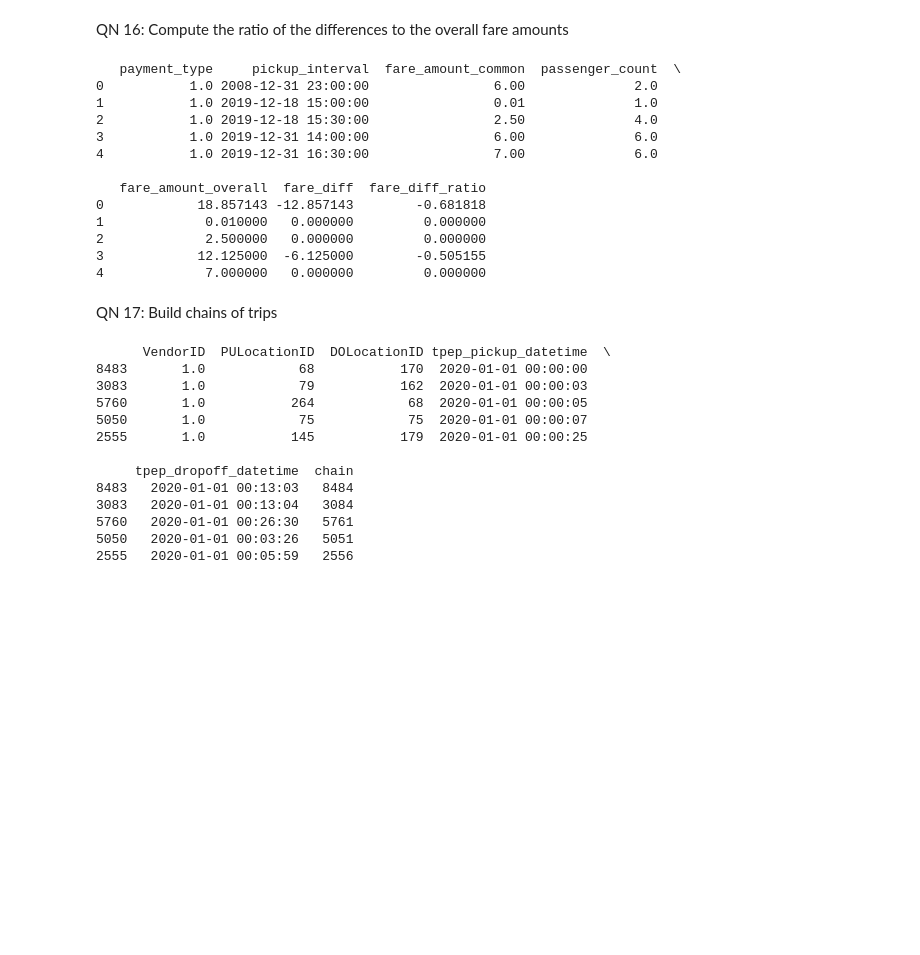
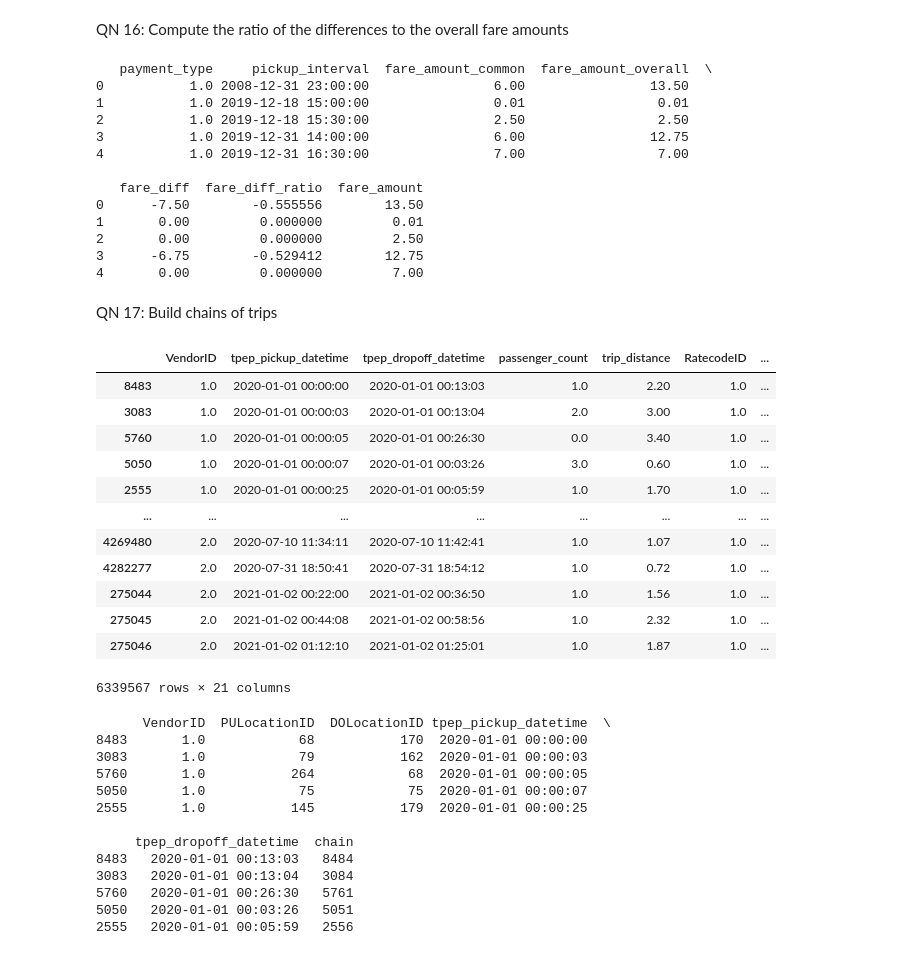
Before and after one commit to natnael-g1193/FoundationofComputerScience, a Jupyter notebook: main.ipynb, the cells around one changed output. Saved outputs shown, nothing was run; the diff lists cells and outputs as text; code cells hidden in the pictures; blank space fills up the shorter version.

```diff
--- a/main.ipynb
+++ b/main.ipynb
@@ -389,24 +379,45 @@ print(common_fare_stats)
 QN 16: Compute the ratio of the differences to the overall fare amounts
 # %%
 # QN 16: Compute the ratio of the differences to the overall fare amounts
-common_fare_stats['fare_diff_ratio'] = common_fare_stats['fare_diff'] / common_fare_stats['fare_amount_overall']
+common_fare_stats['fare_diff_ratio'] = common_fare_stats['fare_diff'] / common_fare_stats['fare_amount']
 print(common_fare_stats.head())  # Shows the first 5 rows
 # %% [output]
-   payment_type     pickup_interval  fare_amount_common  passenger_count  \
-0           1.0 2008-12-31 23:00:00                6.00              2.0
-1           1.0 2019-12-18 15:00:00                0.01              1.0
-2           1.0 2019-12-18 15:30:00                2.50              4.0
-3           1.0 2019-12-31 14:00:00                6.00              6.0
-4           1.0 2019-12-31 16:30:00                7.00              6.0
+   payment_type     pickup_interval  fare_amount_common  fare_amount_overall  \
+0           1.0 2008-12-31 23:00:00                6.00                13.50
+1           1.0 2019-12-18 15:00:00                0.01                 0.01
+2           1.0 2019-12-18 15:30:00                2.50                 2.50
+3           1.0 2019-12-31 14:00:00                6.00                12.75
+4           1.0 2019-12-31 16:30:00                7.00                 7.00
 
-   fare_amount_overall  fare_diff  fare_diff_ratio
-0            18.857143 -12.857143        -0.681818
-1             0.010000   0.000000         0.000000
-2             2.500000   0.000000         0.000000
-3            12.125000  -6.125000        -0.505155
-4             7.000000   0.000000         0.000000
+   fare_diff  fare_diff_ratio  fare_amount
+0      -7.50        -0.555556        13.50
+1       0.00         0.000000         0.01
+2       0.00         0.000000         2.50
+3      -6.75        -0.529412        12.75
+4       0.00         0.000000         7.00
 # %% [markdown]
 QN 17: Build chains of trips
+# %%
+data_cleaned['tpep_pickup_datetime'] = pd.to_datetime(data_cleaned['tpep_pickup_datetime'])
+data_cleaned['tpep_dropoff_datetime'] = pd.to_datetime(data_cleaned['tpep_dropoff_datetime'])
+
+# Adding a chain column and identifying chains based on VendorID, locations, and time constraints
+data_cleaned = data_cleaned.sort_values(by=['VendorID', 'tpep_pickup_datetime'])
+data_cleaned
+# %% [output]
+|  | VendorID | tpep_pickup_datetime | tpep_dropoff_datetime | passenger_count | trip_distance | RatecodeID | ... |
+| 8483 | 1.0 | 2020-01-01 00:00:00 | 2020-01-01 00:13:03 | 1.0 | 2.20 | 1.0 | ... |
+| 3083 | 1.0 | 2020-01-01 00:00:03 | 2020-01-01 00:13:04 | 2.0 | 3.00 | 1.0 | ... |
+| 5760 | 1.0 | 2020-01-01 00:00:05 | 2020-01-01 00:26:30 | 0.0 | 3.40 | 1.0 | ... |
+| 5050 | 1.0 | 2020-01-01 00:00:07 | 2020-01-01 00:03:26 | 3.0 | 0.60 | 1.0 | ... |
+| 2555 | 1.0 | 2020-01-01 00:00:25 | 2020-01-01 00:05:59 | 1.0 | 1.70 | 1.0 | ... |
+| ... | ... | ... | ... | ... | ... | ... | ... |
+| 4269480 | 2.0 | 2020-07-10 11:34:11 | 2020-07-10 11:42:41 | 1.0 | 1.07 | 1.0 | ... |
+| 4282277 | 2.0 | 2020-07-31 18:50:41 | 2020-07-31 18:54:12 | 1.0 | 0.72 | 1.0 | ... |
+| 275044 | 2.0 | 2021-01-02 00:22:00 | 2021-01-02 00:36:50 | 1.0 | 1.56 | 1.0 | ... |
+| 275045 | 2.0 | 2021-01-02 00:44:08 | 2021-01-02 00:58:56 | 1.0 | 2.32 | 1.0 | ... |
+| 275046 | 2.0 | 2021-01-02 01:12:10 | 2021-01-02 01:25:01 | 1.0 | 1.87 | 1.0 | ... |
+6339567 rows × 21 columns
 # %%
 # QN 17: Build chains of trips
 # Ensure datetime columns are in datetime format
```
Also changed, not shown: parts of 3 cells of this notebook.
